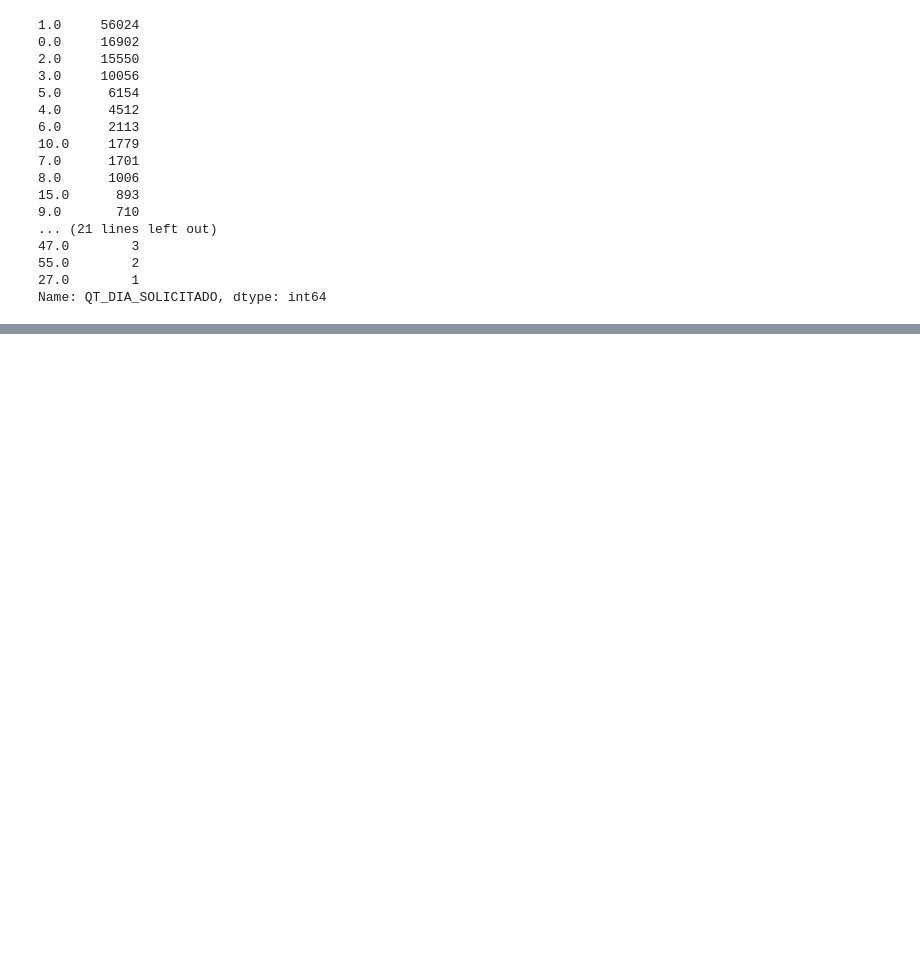
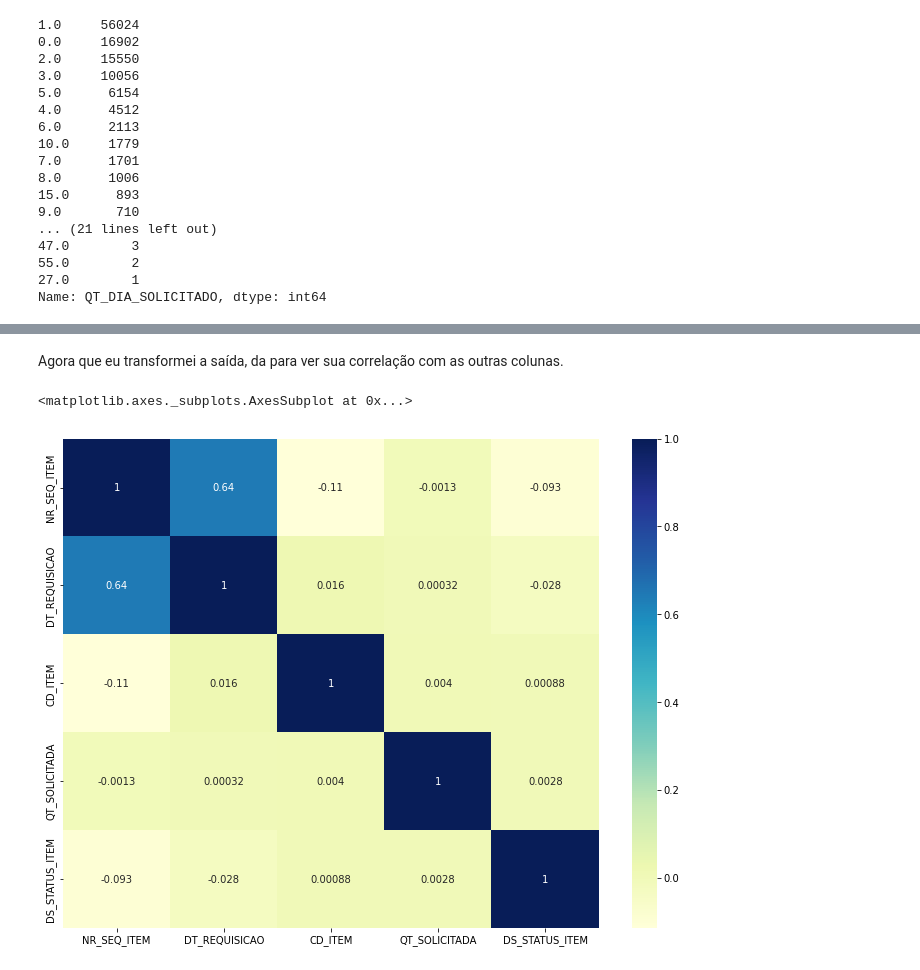
Before and after one commit to MarianaDourado/KAGGLE-Auditorias-em-Planos-de-Saude, a Jupyter notebook: Auditorias_em_Planos_de_Saúde_TrabalhoFinal.ipynb, the cells around one changed output, grey strips where cells are left out. Cells and saved outputs as stored; diff of their text form; code cells hidden in the pictures; blank space fills up the shorter version.

```diff
--- a/Auditorias_em_Planos_de_Saúde_TrabalhoFinal.ipynb
+++ b/Auditorias_em_Planos_de_Saúde_TrabalhoFinal.ipynb
@@ -339,0 +289,2 @@ df_train.count()
+# %%
+df_train.drop(["QT_DIA_SOLICITADO", "DT_NASCIMENTO"], axis=1, inplace=True)
@@ -339,0 +310,12 @@ df_train.count()
+# %%
+df_train["DS_STATUS_ITEM"]= df_train["DS_STATUS_ITEM"].replace(['Parcialmente autorizado'],['Autorizado'])
+# %%
+le = preprocessing.LabelEncoder()
+
+coluna =  ["DS_STATUS_ITEM"]
+
+for col in coluna :
+  df_train[col] = le.fit_transform(df_train[col])
+  print(le.classes_)
+
+df_train.head(2)
@@ -339,0 +328,9 @@ df_train.count()
+# %% [markdown]
+Agora que eu transformei a saída, da para ver sua correlação com as outras colunas.
+# %%
+df_train.corr()
+plt.figure(figsize=(12,9))
+sns.heatmap(df_train.corr(), annot=True, cmap='YlGnBu')
+# %% [output]
+<matplotlib.axes._subplots.AxesSubplot at 0x...>
+[figure, added]
```
Also changed, not shown: parts of 57 cells of this notebook.
